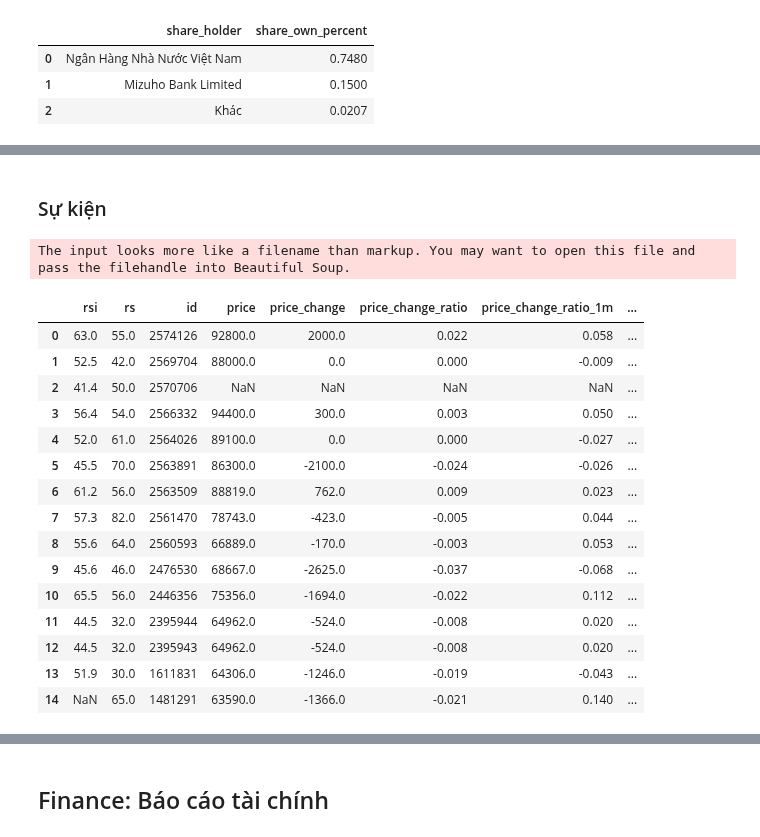
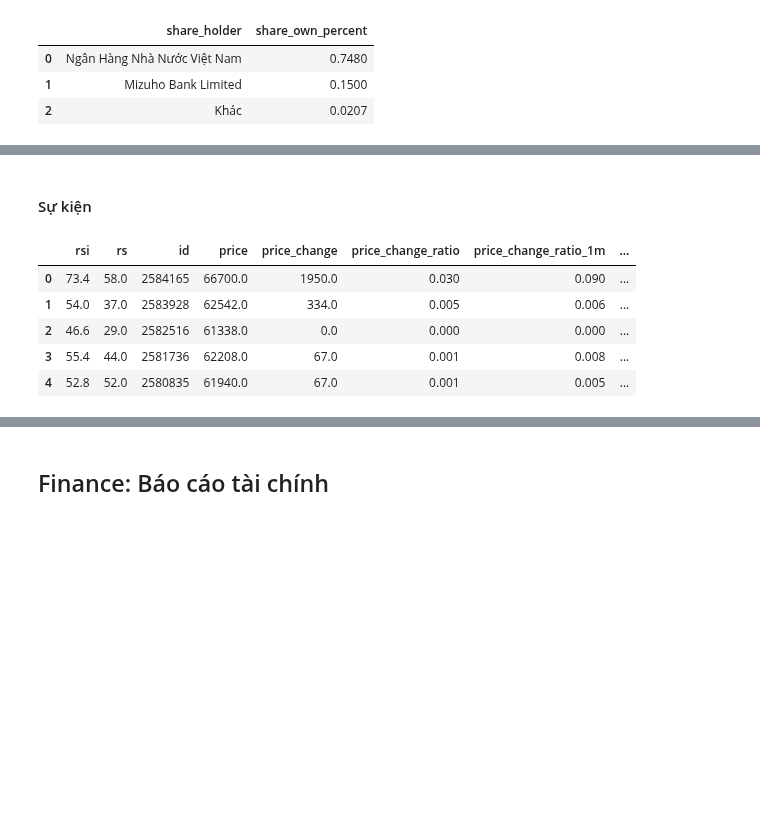
Before and after one commit to thinh-vu/vnstock, a Jupyter notebook: docs/1_vietnam_stock_vnstock3.ipynb, the cells around one changed output, grey strips where cells are left out. Saved outputs shown, nothing was run; the diff lists cells and outputs as text; code cells hidden in the pictures; blank space fills up the shorter version.

```diff
--- a/docs/1_vietnam_stock_vnstock3.ipynb
+++ b/docs/1_vietnam_stock_vnstock3.ipynb
@@ -449,23 +524,12 @@ company.officers()
 # %% [markdown]
-### Sự kiện
+#### Sự kiện
 # %%
-company.events()
+company.events().head()
 # %% [output]
-The input looks more like a filename than markup. You may want to open this file and pass the filehandle into Beautiful Soup.
 |  | rsi | rs | id | price | price_change | price_change_ratio | price_change_ratio_1m | ... |
-| 0 | 63.0 | 55.0 | 2574126 | 92800.0 | 2000.0 | 0.022 | 0.058 | ... |
-| 1 | 52.5 | 42.0 | 2569704 | 88000.0 | 0.0 | 0.000 | -0.009 | ... |
-| 2 | 41.4 | 50.0 | 2570706 | NaN | NaN | NaN | NaN | ... |
-| 3 | 56.4 | 54.0 | 2566332 | 94400.0 | 300.0 | 0.003 | 0.050 | ... |
-| 4 | 52.0 | 61.0 | 2564026 | 89100.0 | 0.0 | 0.000 | -0.027 | ... |
-| 5 | 45.5 | 70.0 | 2563891 | 86300.0 | -2100.0 | -0.024 | -0.026 | ... |
-| 6 | 61.2 | 56.0 | 2563509 | 88819.0 | 762.0 | 0.009 | 0.023 | ... |
-| 7 | 57.3 | 82.0 | 2561470 | 78743.0 | -423.0 | -0.005 | 0.044 | ... |
-| 8 | 55.6 | 64.0 | 2560593 | 66889.0 | -170.0 | -0.003 | 0.053 | ... |
-| 9 | 45.6 | 46.0 | 2476530 | 68667.0 | -2625.0 | -0.037 | -0.068 | ... |
-| 10 | 65.5 | 56.0 | 2446356 | 75356.0 | -1694.0 | -0.022 | 0.112 | ... |
-| 11 | 44.5 | 32.0 | 2395944 | 64962.0 | -524.0 | -0.008 | 0.020 | ... |
-| 12 | 44.5 | 32.0 | 2395943 | 64962.0 | -524.0 | -0.008 | 0.020 | ... |
-| 13 | 51.9 | 30.0 | 1611831 | 64306.0 | -1246.0 | -0.019 | -0.043 | ... |
-| 14 | NaN | 65.0 | 1481291 | 63590.0 | -1366.0 | -0.021 | 0.140 | ... |
+| 0 | 73.4 | 58.0 | 2584165 | 66700.0 | 1950.0 | 0.030 | 0.090 | ... |
+| 1 | 54.0 | 37.0 | 2583928 | 62542.0 | 334.0 | 0.005 | 0.006 | ... |
+| 2 | 46.6 | 29.0 | 2582516 | 61338.0 | 0.0 | 0.000 | 0.000 | ... |
+| 3 | 55.4 | 44.0 | 2581736 | 62208.0 | 67.0 | 0.001 | 0.008 | ... |
+| 4 | 52.8 | 52.0 | 2580835 | 61940.0 | 67.0 | 0.001 | 0.005 | ... |
 # %% [markdown]
```
Also changed, not shown: parts of 67 cells of this notebook, 2 other files.
